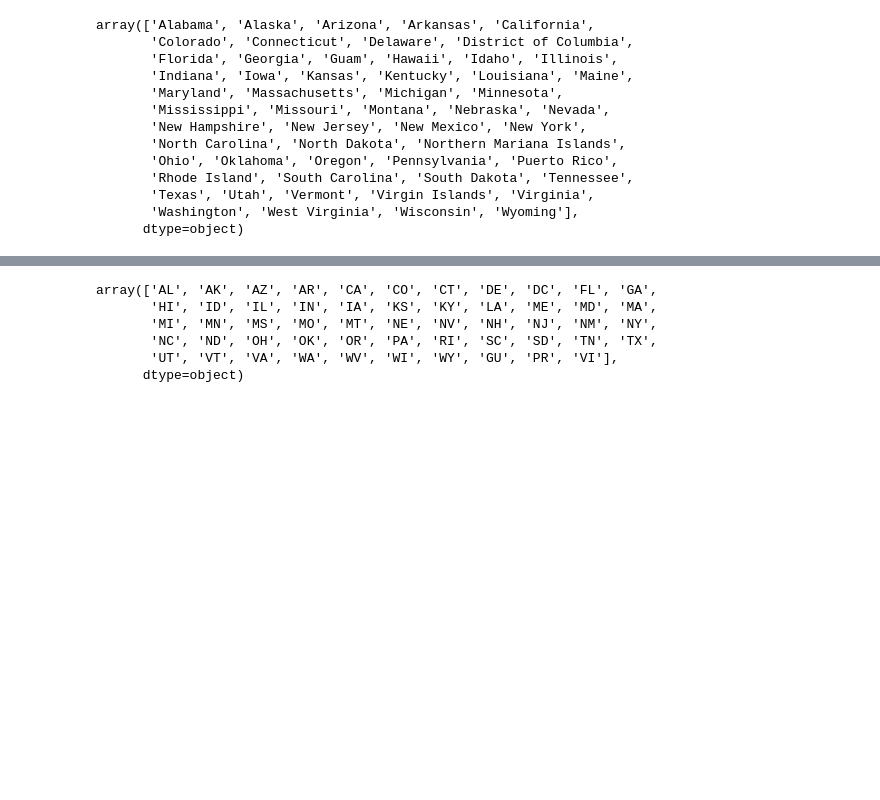
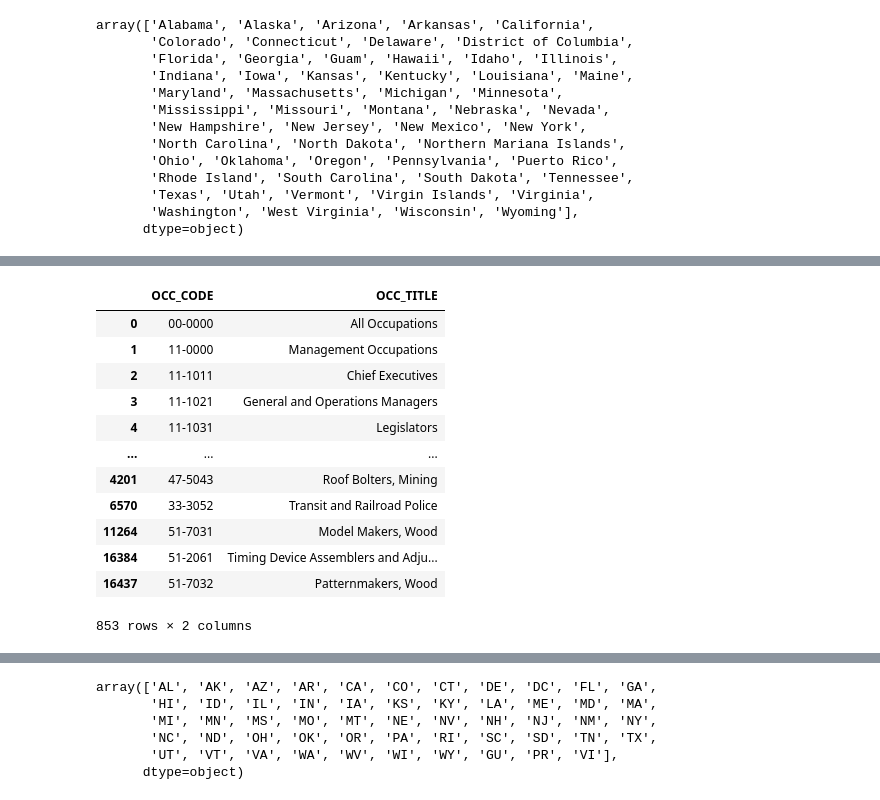
Before and after one commit to jcoo573/Capstone-Project-Nursing-Home-Wages-Qual_Care-Analysis, a Jupyter notebook: notebooks/data_exploration.ipynb, the cells around one changed output, grey strips where cells are left out. Saved outputs shown, nothing was run; the diff lists cells and outputs as text; code cells hidden in the pictures; blank space fills up the shorter version.

Commit message:
Added additional cleaning steps to exploration and continued to refine wrangling and analysis

```diff
--- a/notebooks/data_exploration.ipynb
+++ b/notebooks/data_exploration.ipynb
@@ -178,0 +204,17 @@ None
+# %%
+#Identify relevant occ_codes for analysis for Home Health Aides, Orderlies, and Nursing Assistancts
+bls_data[['OCC_CODE', 'OCC_TITLE']].drop_duplicates()
+# %% [output]
+|  | OCC_CODE | OCC_TITLE |
+| 0 | 00-0000 | All Occupations |
+| 1 | 11-0000 | Management Occupations |
+| 2 | 11-1011 | Chief Executives |
+| 3 | 11-1021 | General and Operations Managers |
+| 4 | 11-1031 | Legislators |
+| ... | ... | ... |
+| 4201 | 47-5043 | Roof Bolters, Mining |
+| 6570 | 33-3052 | Transit and Railroad Police |
+| 11264 | 51-7031 | Model Makers, Wood |
+| 16384 | 51-2061 | Timing Device Assemblers and Adju... |
+| 16437 | 51-7032 | Patternmakers, Wood |
+853 rows × 2 columns
```
Also changed, not shown: parts of 15 cells of this notebook, 1 other file.
